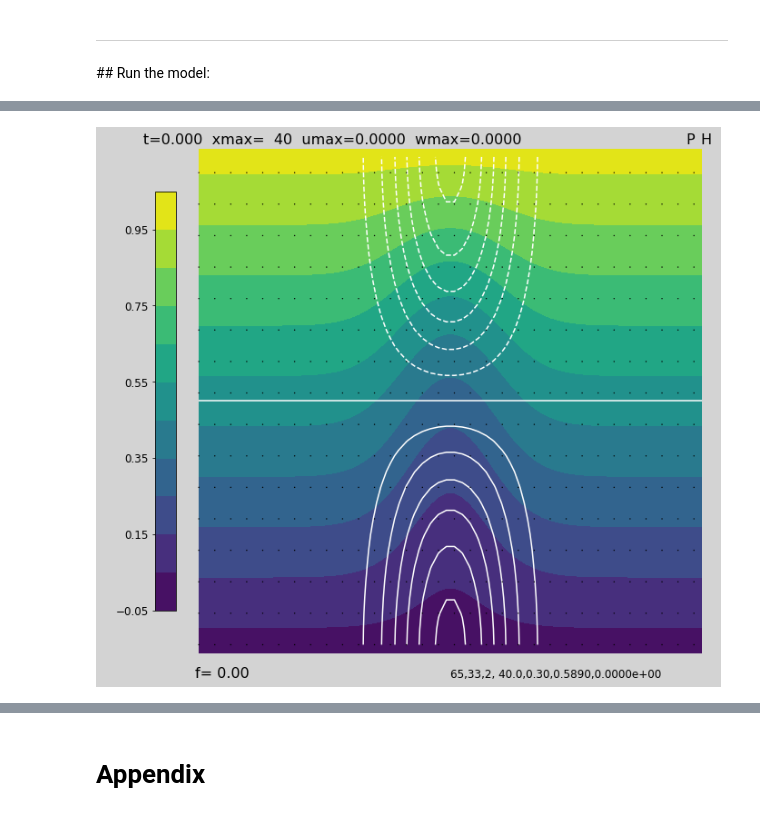
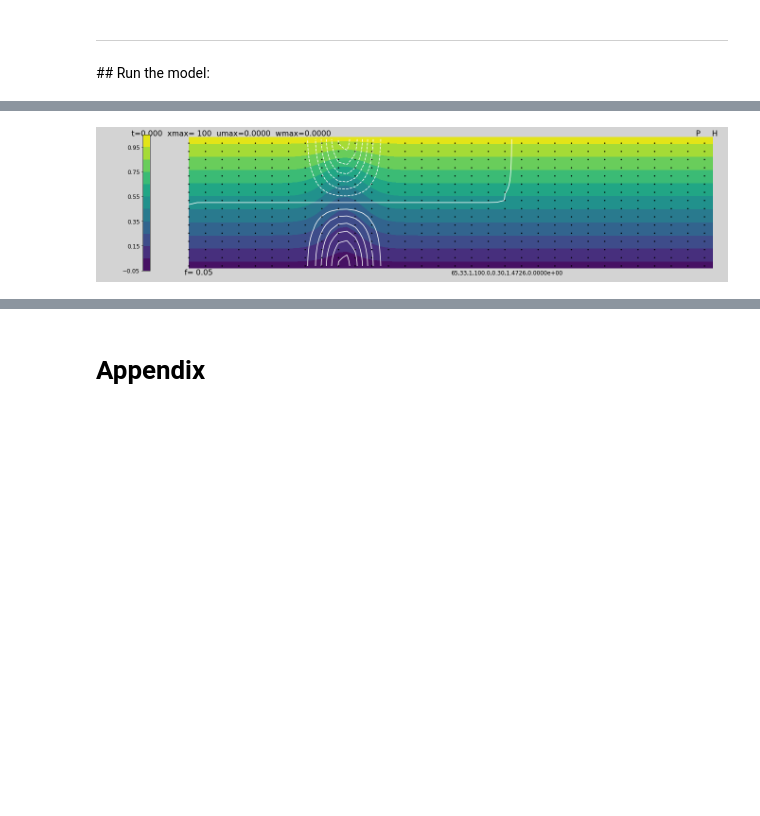
Before and after one commit to weiming9115/ATM663_convection_meso, a Jupyter notebook: Assignments/Notebooks/Fiedler_anacondaweb_2dinternalwave_hydrostatic_vs_nonhyd.ipynb, the cells around one changed output, grey strips where cells are left out. Drawn from its saved outputs; the diff is of its cells as text; code cells hidden in the pictures; blank space fills up the shorter version.

```diff
--- a/Assignments/Notebooks/Fiedler_anacondaweb_2dinternalwave_hydrostatic_vs_nonhyd.ipynb
+++ b/Assignments/Notebooks/Fiedler_anacondaweb_2dinternalwave_hydrostatic_vs_nonhyd.ipynb
@@ -637,21 +642,30 @@ def wfromu(u,dx,dz):
 # %%
-nexp = 2
+hydrostatic = True # set above
+fcoriolis = 0.05 # 0,0.05,.1,.2  are interesting choices
+thermal_wind = False # with fcoriolis>0, initialize with thermal wind balance in waves
+
+# Numbered experiments, too fussy -- I just adjust #1
+nexp = 1
 periodic = True
-plot_x_to_y = 1.0 # default square plots
+plot_x_to_y = 2.0 # squashing factor, 1.0 for default square plots
 
-if nexp == 1 : # long wave, off-centered init
-    xmax, zmax = 40 ,1.
+if nexp == 1 : # narrow wave of initial b, off-centered init
+    xmax, zmax = 100 ,1.
     strat = 1
     centered = .6
-if nexp == 2 : # long wave, centered init
+    gwidth = .05*xmax # 0.125 was default
+
+
+# ------------------------- originals ----------------
+if nexp == 2 : # narrow wave, centered init
     xmax, zmax = 40 ,1.
     strat = 1
     centered = 1.
-if nexp == 3 : # short wave, off-centered init
+if nexp == 3 : # wide wave, off-centered init
     xmax, zmax = 4 ,1.
     strat = 1
     centered = .6
-if nexp == 4 : # short wave, centered init
+if nexp == 4 : # wide wave, centered init
     xmax, zmax = 4 ,1.
     strat = 1
     centered = 1.
@@ -748,0 +787,10 @@ r.m.s. error should be very small: 1.1468137726344627e-25
+# %%
+# Set up the animation plot
+myfig = plt.figure(figsize=(20,10/plot_x_to_y),facecolor='lightgrey')
+ax2 = myfig.add_axes([0.1, 0.1, 0.8, .8], frameon=False) # contour axes
+ax3 = myfig.add_axes([0.0, 0.1, 0.08, .8]) # for colorbar
+ax3.axis('off')
+ax2.axis('off')
+plt.setp( ax2.get_xticklabels(), visible=False);
+plt.close()
+cbar_exists = False
@@ -955,17 +950,18 @@ t= 0.0
 # %%
+# Set time interval for output plots and make t=0 plot
 if nexp >= 30: # convection
     tstop = 15
     dplot = .5 # time between plots
 elif nexp >=20:
     tstop = 4.
     dplot =.2
 else: # wave
-    tstop = xmax*3.1415
+    tstop = xmax*3.1415 *1.5 # 1.5 times around the periodic domain
     dplot = tstop/20
 
 tplot = t # time for next plot
 print(t,tstop)
 if t==0: doplot()
 # %% [output]
-[figure, old version]
+[figure, new version]
 # %%
```
Also changed, not shown: parts of 37 cells of this notebook.
